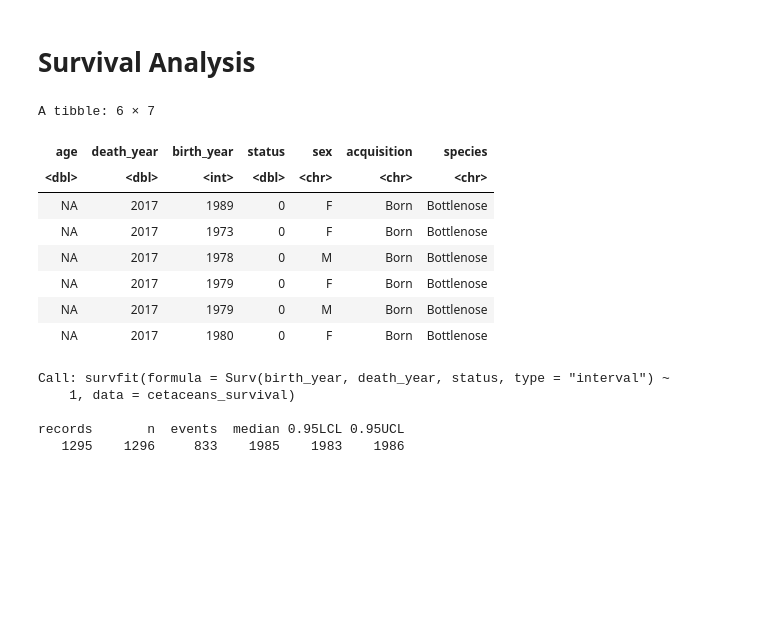
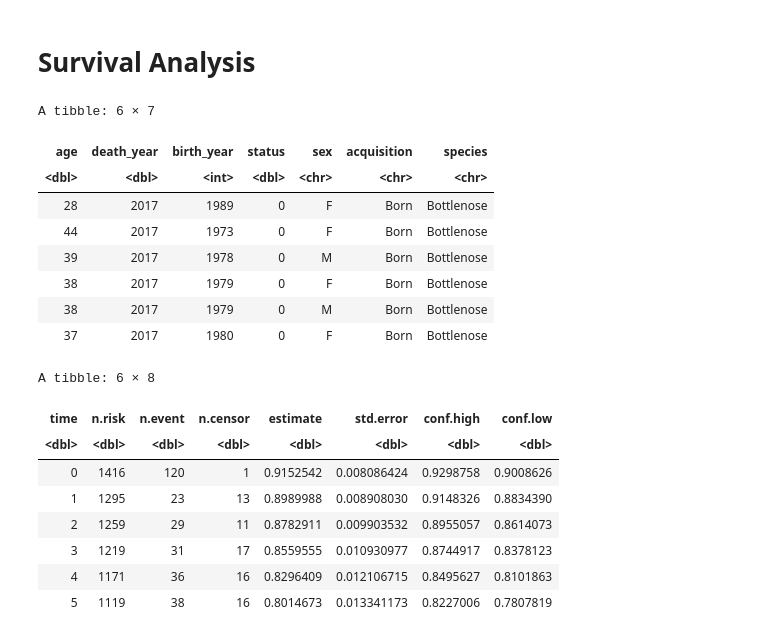
Before and after one commit to notblank/Curso-Stat-Public, a Jupyter notebook: Cursos/Temas Extra/Survival analysis.ipynb, the cells around one changed output. Drawn from its saved outputs; the diff is of its cells as text; code cells hidden in the pictures; blank space fills up the shorter version.

Commit message:
suvival cetaceans

```diff
--- a/Cursos/Temas Extra/Survival analysis.ipynb
+++ b/Cursos/Temas Extra/Survival analysis.ipynb
@@ -228,28 +228,36 @@ library(survival)
 # %%
 cetaceans_survival <- cetaceans %>%
     filter(status %in% c("Alive", "Died")) %>%
     mutate(death_year = ifelse(status == "Alive", 2017, year(status_date)),
-           status = ifelse(status == "Alive", 0, 1)) %>%
+           status = ifelse(status == "Alive", 0, 1),
+           age = death_year - birth_year) %>%
     filter(!is.na(death_year)) %>%
     select(age, death_year, birth_year, status, sex, acquisition, species) %>%
-    filter(death_year > birth_year)
+    filter(death_year >= birth_year)
 
 head(cetaceans_survival)
 # %% [output]
 A tibble: 6 × 7
 | age | death_year | birth_year | status | sex | acquisition | species |
 | <dbl> | <dbl> | <int> | <dbl> | <chr> | <chr> | <chr> |
-| NA | 2017 | 1989 | 0 | F | Born | Bottlenose |
-| NA | 2017 | 1973 | 0 | F | Born | Bottlenose |
-| NA | 2017 | 1978 | 0 | M | Born | Bottlenose |
-| NA | 2017 | 1979 | 0 | F | Born | Bottlenose |
-| NA | 2017 | 1979 | 0 | M | Born | Bottlenose |
-| NA | 2017 | 1980 | 0 | F | Born | Bottlenose |
+| 28 | 2017 | 1989 | 0 | F | Born | Bottlenose |
+| 44 | 2017 | 1973 | 0 | F | Born | Bottlenose |
+| 39 | 2017 | 1978 | 0 | M | Born | Bottlenose |
+| 38 | 2017 | 1979 | 0 | F | Born | Bottlenose |
+| 38 | 2017 | 1979 | 0 | M | Born | Bottlenose |
+| 37 | 2017 | 1980 | 0 | F | Born | Bottlenose |
 # %%
-survfit(Surv(birth_year, death_year, status, type = "interval") ~ 1, cetaceans_survival)
+mod0 <- survfit(Surv(age, status) ~ 1, cetaceans_survival)
-# %% [output]
-Call: survfit(formula = Surv(birth_year, death_year, status, type = "interval") ~
-    1, data = cetaceans_survival)
-
-records       n  events  median 0.95LCL 0.95UCL
-   1295    1296     833    1985    1983    1986
+# %%
+#plot(mod0)
+tidy(mod0) %>% head()
+# %% [output]
+A tibble: 6 × 8
+| time | n.risk | n.event | n.censor | estimate | std.error | conf.high | conf.low |
+| <dbl> | <dbl> | <dbl> | <dbl> | <dbl> | <dbl> | <dbl> | <dbl> |
+| 0 | 1416 | 120 | 1 | 0.9152542 | 0.008086424 | 0.9298758 | 0.9008626 |
+| 1 | 1295 | 23 | 13 | 0.8989988 | 0.008908030 | 0.9148326 | 0.8834390 |
+| 2 | 1259 | 29 | 11 | 0.8782911 | 0.009903532 | 0.8955057 | 0.8614073 |
+| 3 | 1219 | 31 | 17 | 0.8559555 | 0.010930977 | 0.8744917 | 0.8378123 |
+| 4 | 1171 | 36 | 16 | 0.8296409 | 0.012106715 | 0.8495627 | 0.8101863 |
+| 5 | 1119 | 38 | 16 | 0.8014673 | 0.013341173 | 0.8227006 | 0.7807819 |
```
Also changed, not shown: parts of 7 cells of this notebook.
